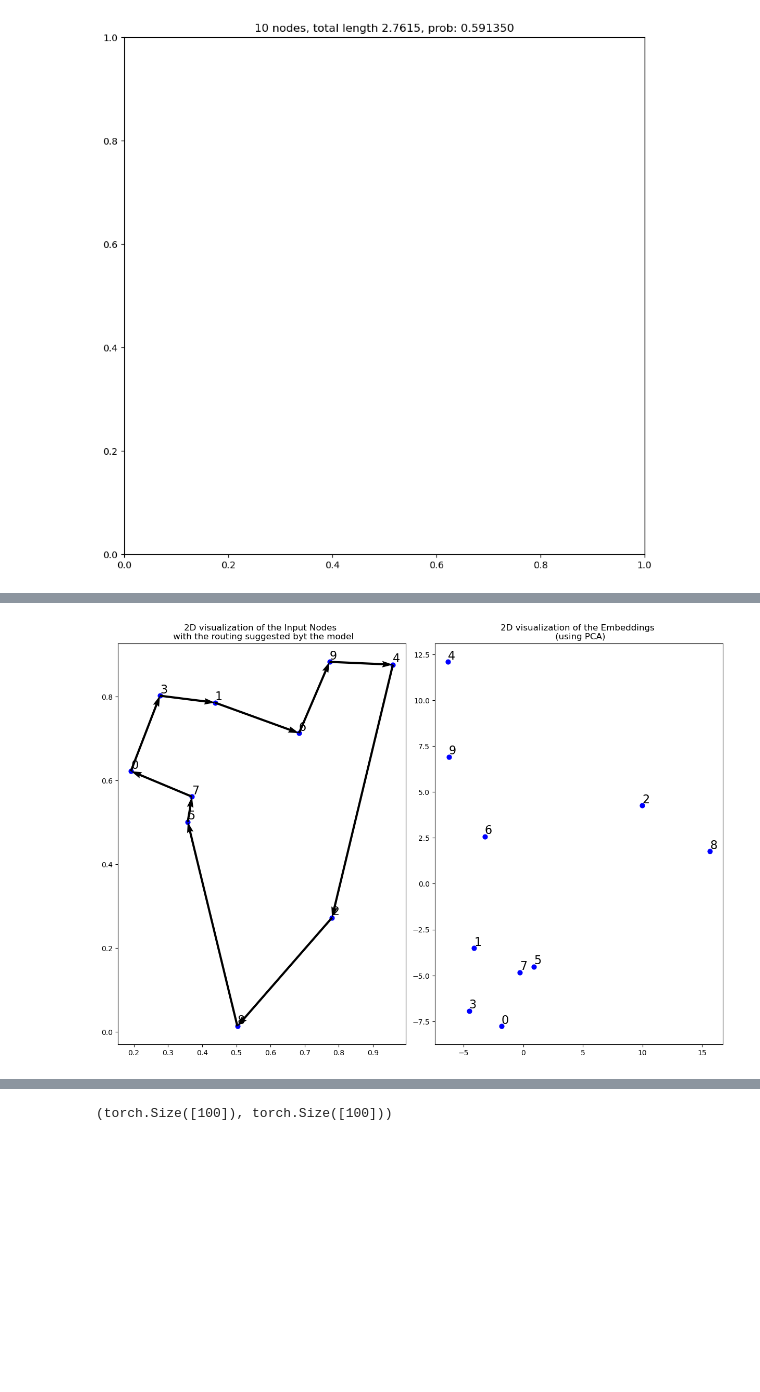
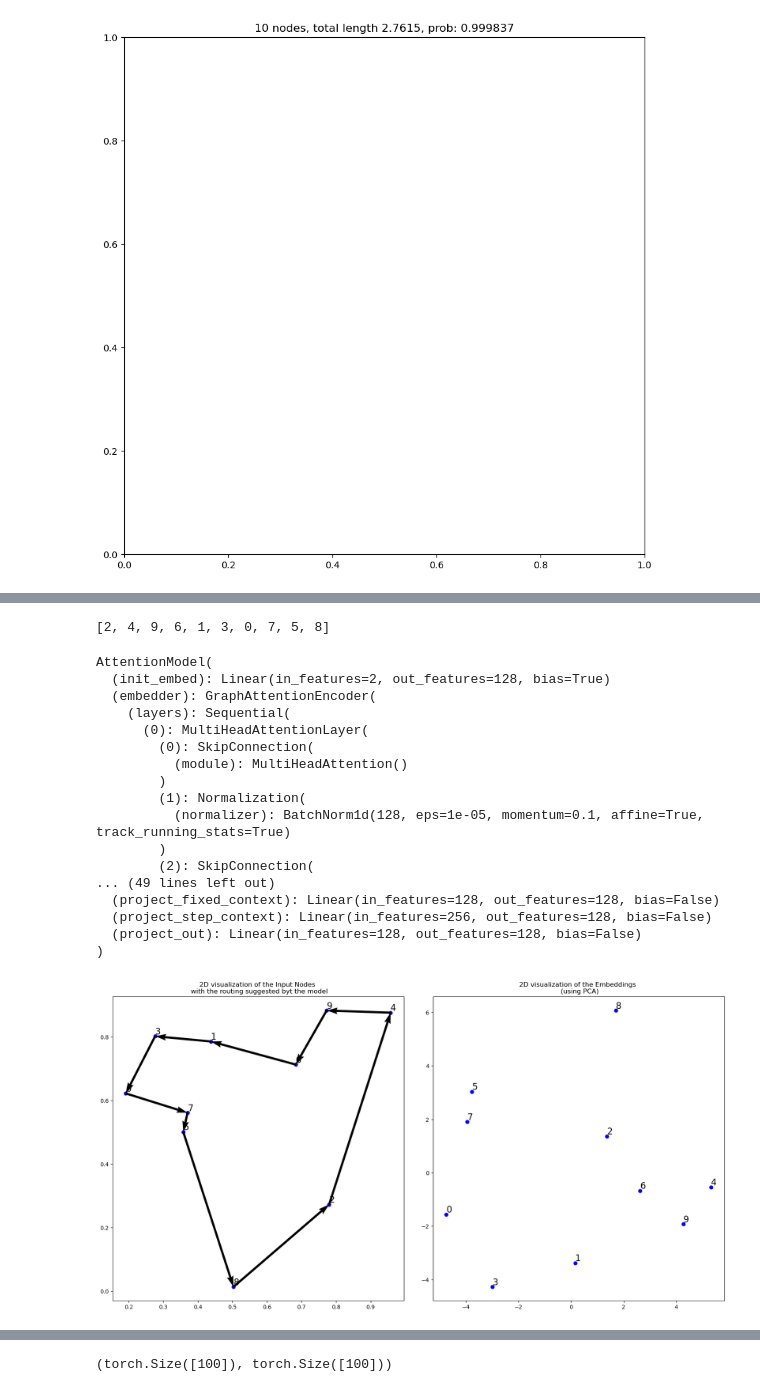
Before and after one commit to kfragkedaki/Master_Thesis, a Jupyter notebook: src/notebooks/simple_tsp.ipynb, the cells around one changed output, grey strips where cells are left out. Cells and saved outputs as stored; diff of their text form; code cells hidden in the pictures; blank space fills up the shorter version.

Commit message:
update qq_plot with model provided by paper

```diff
--- a/src/notebooks/simple_tsp.ipynb
+++ b/src/notebooks/simple_tsp.ipynb
@@ -324,3 +325,27 @@ plot_encoder_data(ordered_figures, tour)
+# %%
+tour
+# %% [output]
+[2, 4, 9, 6, 1, 3, 0, 7, 5, 8]
+# %%
+model
+# %% [output]
+AttentionModel(
+  (init_embed): Linear(in_features=2, out_features=128, bias=True)
+  (embedder): GraphAttentionEncoder(
+    (layers): Sequential(
+      (0): MultiHeadAttentionLayer(
+        (0): SkipConnection(
+          (module): MultiHeadAttention()
+        )
+        (1): Normalization(
+          (normalizer): BatchNorm1d(128, eps=1e-05, momentum=0.1, affine=True, track_running_stats=True)
+        )
+        (2): SkipConnection(
+... (49 lines left out)
+  (project_fixed_context): Linear(in_features=128, out_features=128, bias=False)
+  (project_step_context): Linear(in_features=256, out_features=128, bias=False)
+  (project_out): Linear(in_features=128, out_features=128, bias=False)
+)
 # %%
 xs, ys = xy[tour].transpose()
 xs, ys = xy[tour].transpose()
@@ -333,35 +358,35 @@ from sklearn.decomposition import PCA
 # proj = TSNE(n_components=2, perplexity=embeddings[0].shape[0] - 1)
 proj = PCA(n_components=2)
 embeddings_2d = proj.fit_transform(embeddings[0])
 
 # Plot the 2D embeddings
-fig, ax = plt.subplots(1, 2, figsize=(15,10))
+fig, ax = plt.subplots(1, 2, figsize=(20,10))
 plt.subplots_adjust(wspace=0.1, hspace=0.1)
 plt.title("Traveling Salesman Problem")
 
 # Scatter nodes with node index
 for i, (x, y) in enumerate(zip(embeddings_2d[:, 0], embeddings_2d[:, 1])):
     ax[1].scatter(x, y, s=40, color='blue')
     ax[1].annotate(str(i), (x, y), fontsize=16, ha='left', va='bottom')
     ax[1].set_title("2D visualization of the Embeddings \n (using PCA)")
 
 # plt.scatter(input[0][:, 0], input[0][:, 1])
 for i, (x, y) in enumerate(zip(xy[:, 0], xy[:, 1])):
     ax[0].scatter(x, y, s=40, color='blue')
     ax[0].annotate(str(i), (x, y), fontsize=16, ha='left', va='bottom')
     # Arcs
     ax[0].set_title("2D visualization of the Input Nodes \n with the routing suggested byt the model")
 
 ax[0].quiver(
     xs, ys,
     dx, dy,
     scale_units='xy',
     angles='xy',
     scale=1
 )
 plt.show()
 # %% [output]
-[figure, old version]
+[figure, new version]
 # %%
 tour
 # %% [output]
```
Also changed, not shown: parts of 14 cells of this notebook.
